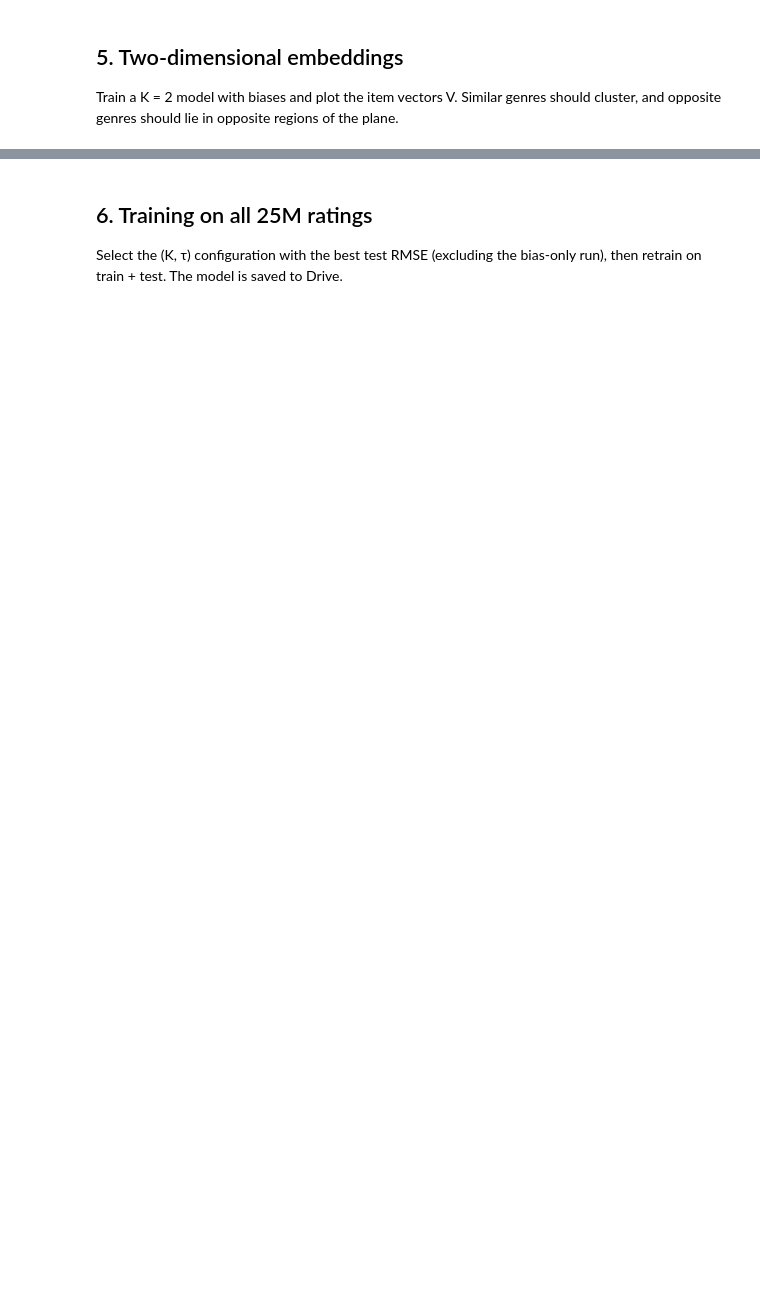
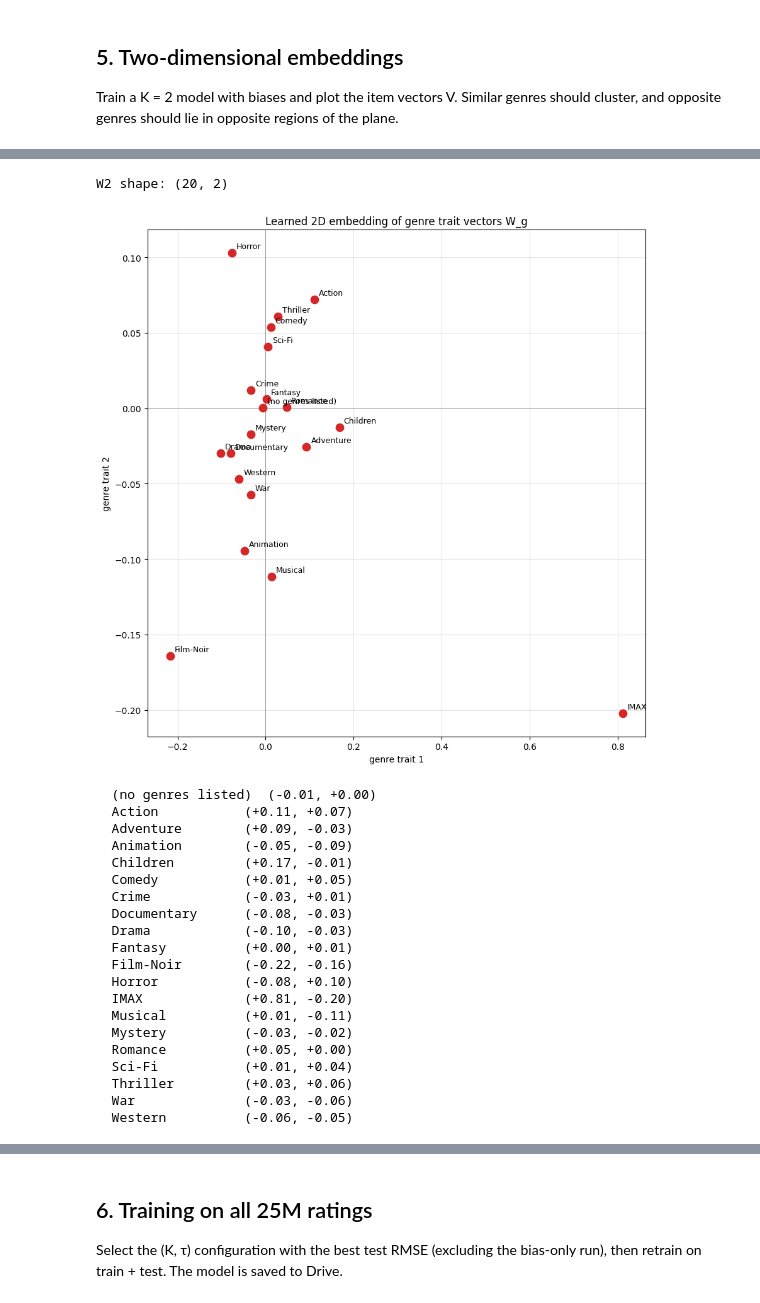
Before and after one commit to AidanAcartis/Movie_Recommandation, a Jupyter notebook: practical4_movielens25m.ipynb, the cells around one changed output, grey strips where cells are left out. Cells and saved outputs as stored; diff of their text form; code cells hidden in the pictures; blank space fills up the shorter version.

```diff
--- a/practical4_movielens25m.ipynb
+++ b/practical4_movielens25m.ipynb
@@ -434,0 +542,60 @@ for j in selection:
+# %%
+LAM = globals().get("LAM", 1.0)
+GAM = globals().get("GAM", 0.1)
+if "mu" not in globals():
+    mu = float(Ru.data.mean(dtype=np.float64))
+
+K2, TAU2, ITERS_EMB = 2, 10.0, 10
+m2 = als(Ru, Ri, Rte, K2, LAM, GAM, TAU2, ITERS_EMB, mu, verbose=False)
+V2 = m2['V']
+
+ridge = TAU2 / LAM
+AtA = (A_genre.T @ A_genre).toarray() + ridge * np.eye(G)
+AtV = A_genre.T @ V2
+W2 = np.linalg.solve(AtA, AtV)
+print("W2 shape:", W2.shape)
+# %% [output]
+W2 shape: (20, 2)
+# %%
+fig, ax = plt.subplots(figsize=(9, 9))
+for g, name in enumerate(all_genres):
+    ax.scatter(W2[g, 0], W2[g, 1], s=80, color='C3', zorder=3)
+    ax.annotate(
+        name, (W2[g, 0], W2[g, 1]),
+        fontsize=9, xytext=(5, 5), textcoords='offset points', zorder=4,
+    )
+ax.axhline(0, color='gray', lw=0.5)
+ax.axvline(0, color='gray', lw=0.5)
+ax.set_xlabel("genre trait 1")
+ax.set_ylabel("genre trait 2")
+ax.set_title("Learned 2D embedding of genre trait vectors W_g")
+ax.grid(alpha=.3)
+plt.tight_layout()
+fig.savefig("figures/fig-genre-embeddings-2d.png", dpi=300, bbox_inches="tight")
+fig.savefig("figures/fig-genre-embeddings-2d.pdf", bbox_inches="tight")
+plt.show()
+
+for g, name in enumerate(all_genres):
+    print(f"  {name:15s}  ({W2[g,0]:+.2f}, {W2[g,1]:+.2f})")
+# %% [output]
+[figure, added]
+  (no genres listed)  (-0.01, +0.00)
+  Action           (+0.11, +0.07)
+  Adventure        (+0.09, -0.03)
+  Animation        (-0.05, -0.09)
+  Children         (+0.17, -0.01)
+  Comedy           (+0.01, +0.05)
+  Crime            (-0.03, +0.01)
+  Documentary      (-0.08, -0.03)
+  Drama            (-0.10, -0.03)
+  Fantasy          (+0.00, +0.01)
+  Film-Noir        (-0.22, -0.16)
+  Horror           (-0.08, +0.10)
+  IMAX             (+0.81, -0.20)
+  Musical          (+0.01, -0.11)
+  Mystery          (-0.03, -0.02)
+  Romance          (+0.05, +0.00)
+  Sci-Fi           (+0.01, +0.04)
+  Thriller         (+0.03, +0.06)
+  War              (-0.03, -0.06)
+  Western          (-0.06, -0.05)
```
Also changed, not shown: parts of 20 cells of this notebook, 7 other files.
